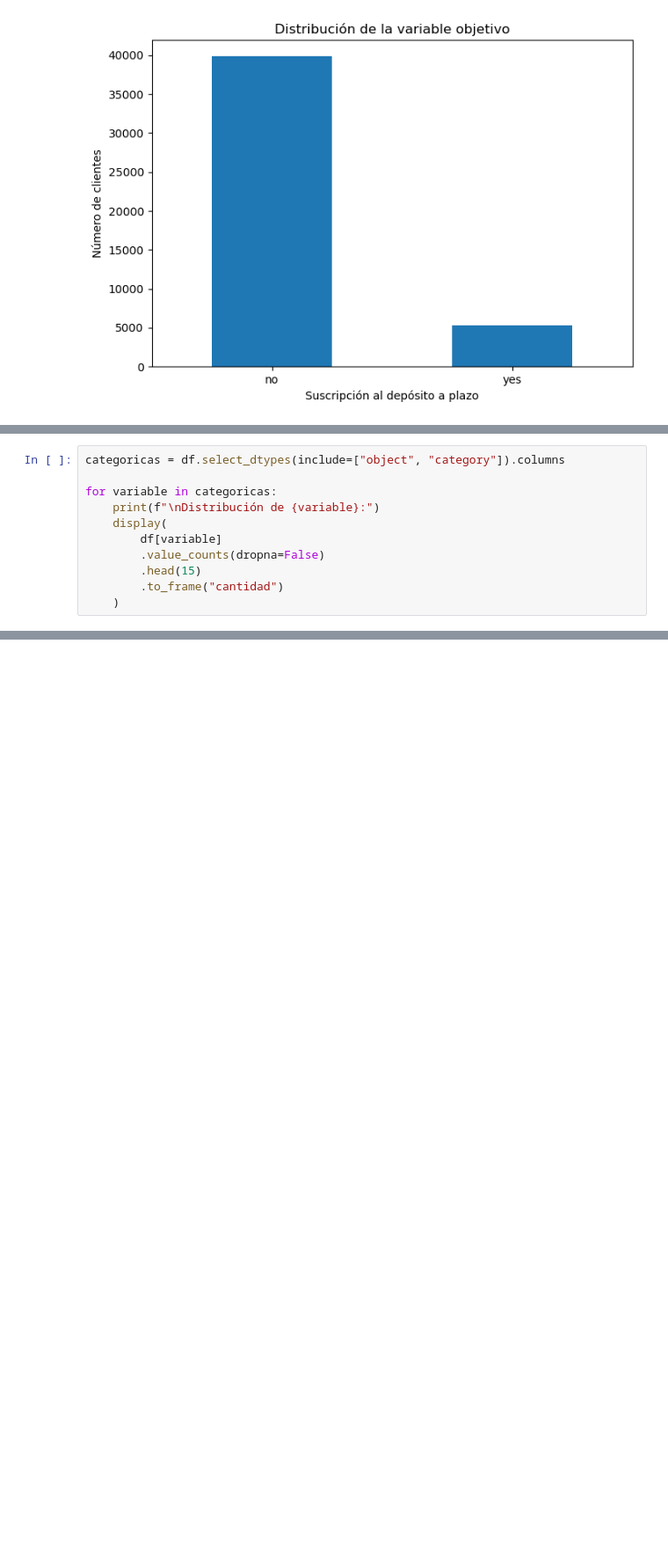
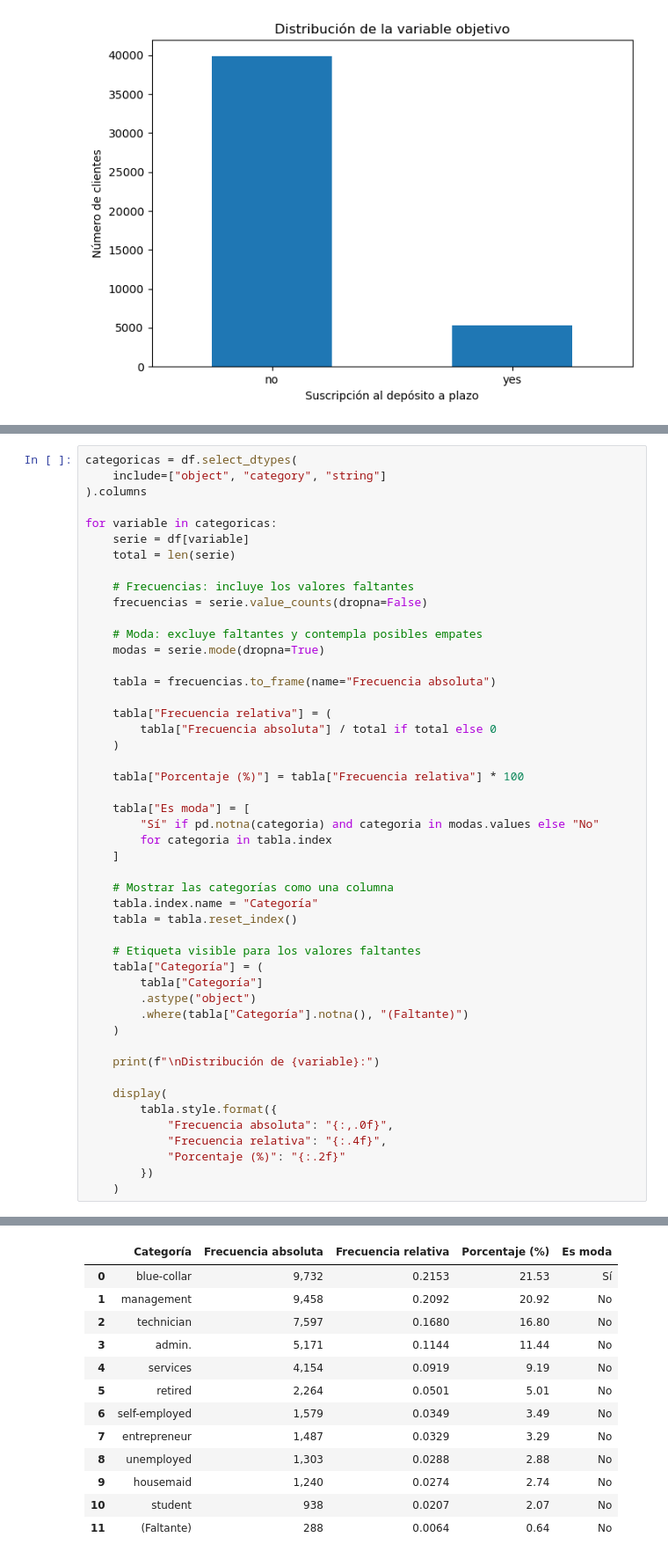
Before and after one commit to CrisSCon/priorizacion-clientes-cdt, a Jupyter notebook: notebooks/01_eda_bank_marketing.ipynb, the cells around one changed output, grey strips where cells are left out. Shown at 88% size. Drawn from its saved outputs; the diff is of its cells as text; blank space fills up the shorter version.

Commit message:
Nuevo análisis de cada variable

```diff
--- a/notebooks/01_eda_bank_marketing.ipynb
+++ b/notebooks/01_eda_bank_marketing.ipynb
@@ -309,11 +273,0 @@ for variable in variables:
-# %%
-categoricas = df.select_dtypes(include=["object", "category"]).columns
-
-for variable in categoricas:
-    print(f"\nDistribución de {variable}:")
-    display(
-        df[variable]
-        .value_counts(dropna=False)
-        .head(15)
-        .to_frame("cantidad")
-    )
@@ -362,0 +514,49 @@ Distribución de loan:
+# %%
+categoricas = df.select_dtypes(
+    include=["object", "category", "string"]
+).columns
+
+for variable in categoricas:
+    serie = df[variable]
+    total = len(serie)
+
+    # Frecuencias: incluye los valores faltantes
+    frecuencias = serie.value_counts(dropna=False)
+
+    # Moda: excluye faltantes y contempla posibles empates
+    modas = serie.mode(dropna=True)
+
+    tabla = frecuencias.to_frame(name="Frecuencia absoluta")
+
+    tabla["Frecuencia relativa"] = (
+        tabla["Frecuencia absoluta"] / total if total else 0
+    )
+
+    tabla["Porcentaje (%)"] = tabla["Frecuencia relativa"] * 100
+
+    tabla["Es moda"] = [
+        "Sí" if pd.notna(categoria) and categoria in modas.values else "No"
+        for categoria in tabla.index
+    ]
+
+    # Mostrar las categorías como una columna
+    tabla.index.name = "Categoría"
+    tabla = tabla.reset_index()
+
+    # Etiqueta visible para los valores faltantes
+    tabla["Categoría"] = (
+        tabla["Categoría"]
+        .astype("object")
+        .where(tabla["Categoría"].notna(), "(Faltante)")
+    )
+
+    print(f"\nDistribución de {variable}:")
+
+    display(
+        tabla.style.format({
+            "Frecuencia absoluta": "{:,.0f}",
+            "Frecuencia relativa": "{:.4f}",
+            "Porcentaje (%)": "{:.2f}"
+        })
+    )
+# %% [output]
@@ -362,0 +564,13 @@ Distribución de loan:
+|  | Categoría | Frecuencia absoluta | Frecuencia relativa | Porcentaje (%) | Es moda |
+| 0 | blue-collar | 9,732 | 0.2153 | 21.53 | Sí |
+| 1 | management | 9,458 | 0.2092 | 20.92 | No |
+| 2 | technician | 7,597 | 0.1680 | 16.80 | No |
+| 3 | admin. | 5,171 | 0.1144 | 11.44 | No |
+| 4 | services | 4,154 | 0.0919 | 9.19 | No |
+| 5 | retired | 2,264 | 0.0501 | 5.01 | No |
+| 6 | self-employed | 1,579 | 0.0349 | 3.49 | No |
+| 7 | entrepreneur | 1,487 | 0.0329 | 3.29 | No |
+| 8 | unemployed | 1,303 | 0.0288 | 2.88 | No |
+| 9 | housemaid | 1,240 | 0.0274 | 2.74 | No |
+| 10 | student | 938 | 0.0207 | 2.07 | No |
+| 11 | (Faltante) | 288 | 0.0064 | 0.64 | No |
```
Also changed, not shown: parts of 9 cells of this notebook.
